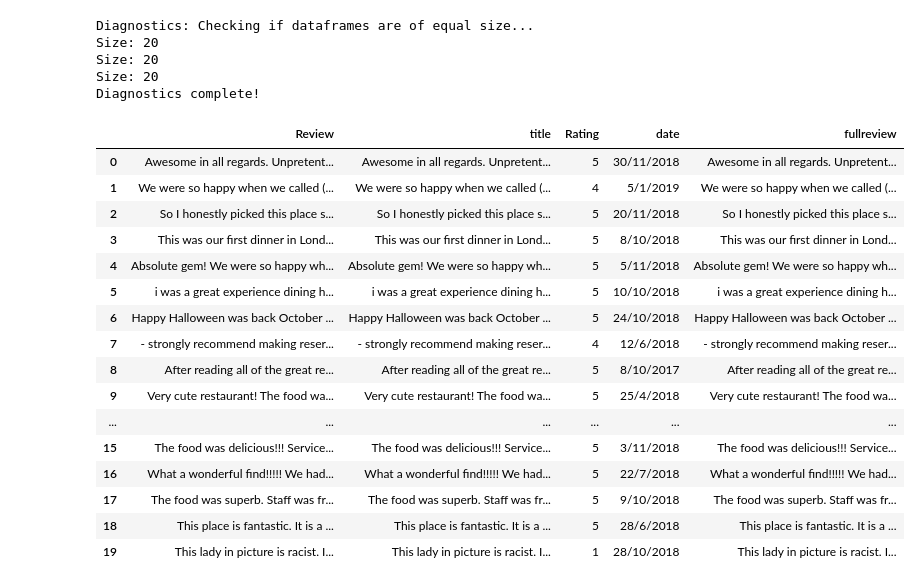
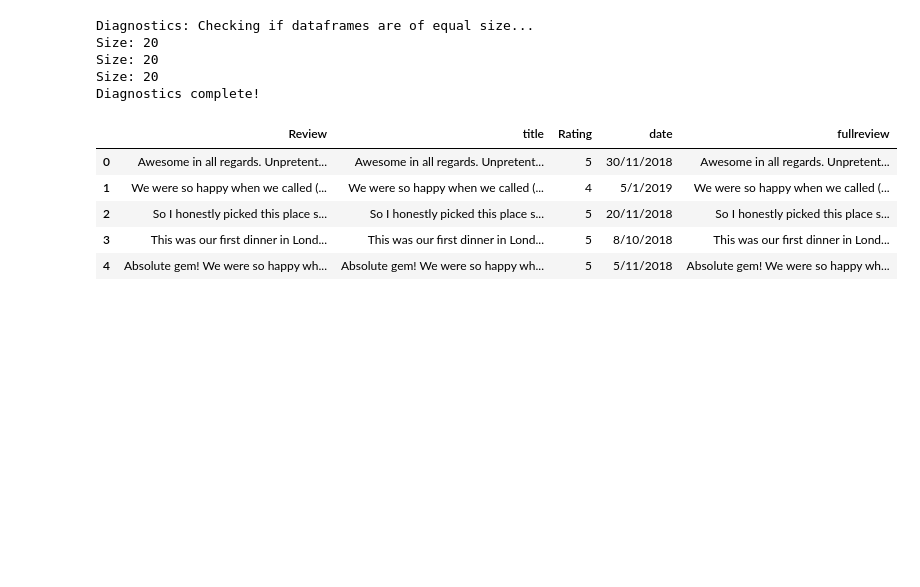
Before and after one commit to TanselArif-21/WebScraping, a Jupyter notebook: WS-AllScraping.ipynb, the cells around one changed output. Drawn from its saved outputs; the diff is of its cells as text; code cells hidden in the pictures; blank space fills up the shorter version.

```diff
--- a/WS-AllScraping.ipynb
+++ b/WS-AllScraping.ipynb
@@ -370,7 +384,8 @@ Looks legitimate!
 # %% [markdown]
 ## Web Scrape one page from Yelp
 # %%
-df,success = webscrape("https://www.yelp.co.uk/biz/ffionas-restaurant-london?osq=Restaurants",'yelp',False)
+df,success = webscrape("https://www.yelp.co.uk/biz/ffionas-restaurant-london?\
+osq=Restaurants",'yelp',False)
 # %% [output]
 Diagnostics: Checking if dataframes are of equal size...
 Size: 20
@@ -378,22 +393,11 @@ Size: 20
 Size: 20
 Diagnostics complete!
 # %%
-df
+df.head()
 # %% [output]
 |  | Review | title | Rating | date | fullreview |
 | 0 | Awesome in all regards. Unpretent... | Awesome in all regards. Unpretent... | 5 | 30/11/2018 | Awesome in all regards. Unpretent... |
 | 1 | We were so happy when we called (... | We were so happy when we called (... | 4 | 5/1/2019 | We were so happy when we called (... |
 | 2 | So I honestly picked this place s... | So I honestly picked this place s... | 5 | 20/11/2018 | So I honestly picked this place s... |
 | 3 | This was our first dinner in Lond... | This was our first dinner in Lond... | 5 | 8/10/2018 | This was our first dinner in Lond... |
 | 4 | Absolute gem! We were so happy wh... | Absolute gem! We were so happy wh... | 5 | 5/11/2018 | Absolute gem! We were so happy wh... |
-| 5 | i was a great experience dining h... | i was a great experience dining h... | 5 | 10/10/2018 | i was a great experience dining h... |
-| 6 | Happy Halloween was back October ... | Happy Halloween was back October ... | 5 | 24/10/2018 | Happy Halloween was back October ... |
-| 7 | - strongly recommend making reser... | - strongly recommend making reser... | 4 | 12/6/2018 | - strongly recommend making reser... |
-| 8 | After reading all of the great re... | After reading all of the great re... | 5 | 8/10/2017 | After reading all of the great re... |
-| 9 | Very cute restaurant! The food wa... | Very cute restaurant! The food wa... | 5 | 25/4/2018 | Very cute restaurant! The food wa... |
-| ... | ... | ... | ... | ... | ... |
-| 15 | The food was delicious!!! Service... | The food was delicious!!! Service... | 5 | 3/11/2018 | The food was delicious!!! Service... |
-| 16 | What a wonderful find!!!!! We had... | What a wonderful find!!!!! We had... | 5 | 22/7/2018 | What a wonderful find!!!!! We had... |
-| 17 | The food was superb. Staff was fr... | The food was superb. Staff was fr... | 5 | 9/10/2018 | The food was superb. Staff was fr... |
-| 18 | This place is fantastic. It is a ... | This place is fantastic. It is a ... | 5 | 28/6/2018 | This place is fantastic. It is a ... |
-| 19 | This lady in picture is racist. I... | This lady in picture is racist. I... | 1 | 28/10/2018 | This lady in picture is racist. I... |
```
Also changed, not shown: parts of 20 cells of this notebook.
